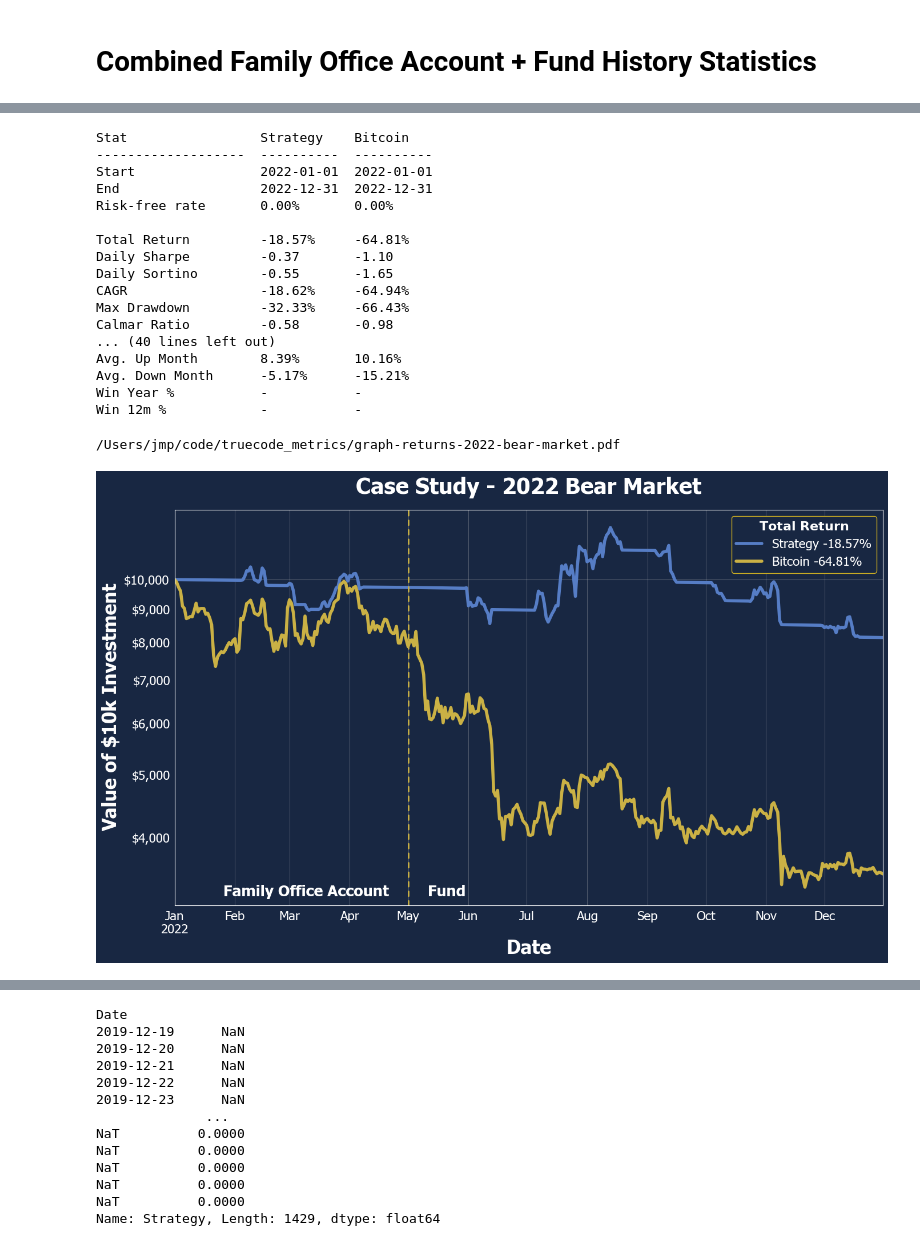
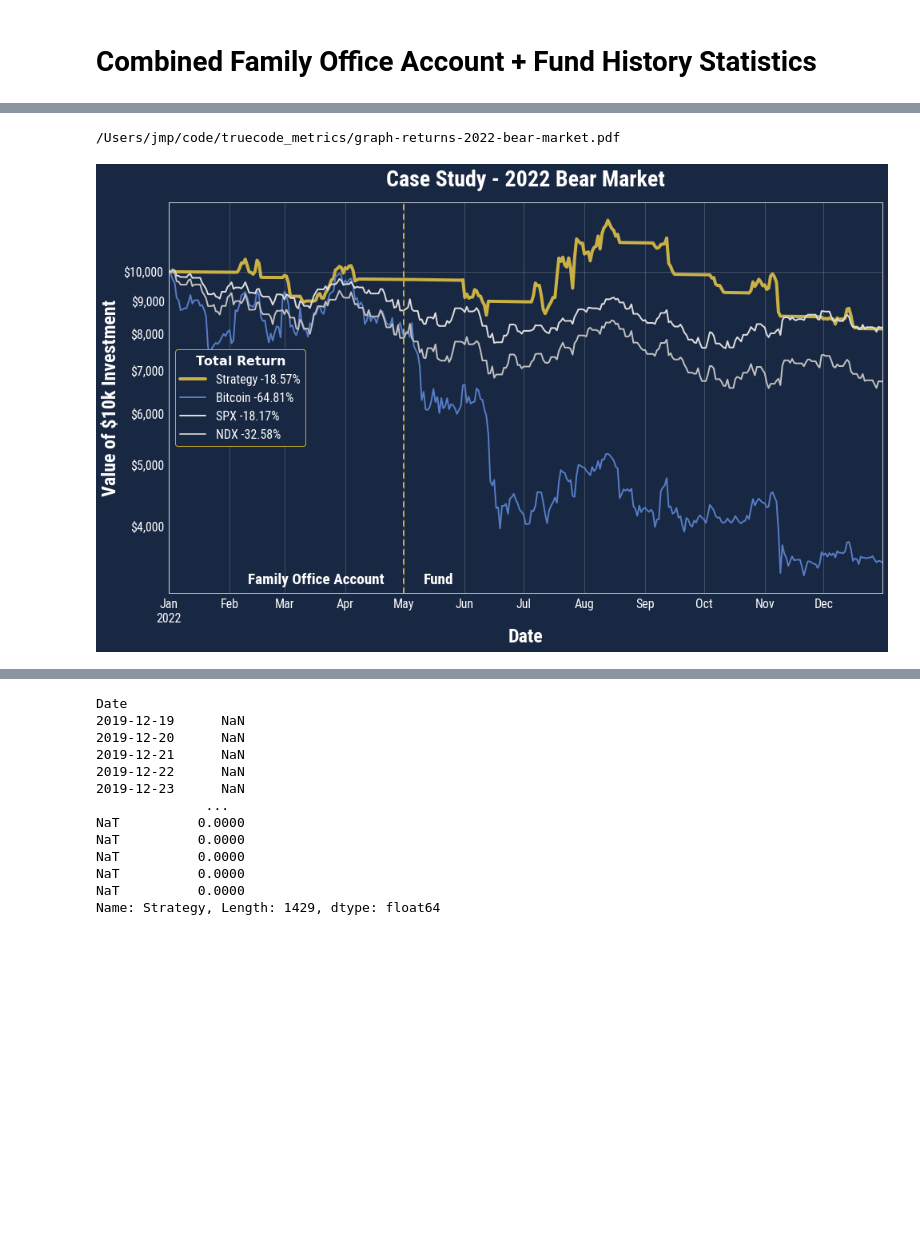
Before and after one commit to joshua-peck/truecode_metrics, a Jupyter notebook: TrueCode Metrics.ipynb, the cells around one changed output, grey strips where cells are left out. Saved outputs shown, nothing was run; the diff lists cells and outputs as text; code cells hidden in the pictures; blank space fills up the shorter version.

```diff
--- a/TrueCode Metrics.ipynb
+++ b/TrueCode Metrics.ipynb
@@ -12,4 +12,20 @@ from matplotlib import font_manager
 from IPython.display import FileLink, FileLinks
 import math
 # %%
-datafile = 'truecode-metrics-july-2023.csv'
+datafile = 'truecode-metrics-august-2023.csv'
+
+SYMBOLS = [ 'Strategy', 'Bitcoin', 'SPX', 'NDX']
+
+SYMBOL_COLORS = {
+    'Strategy': '#CAB145',
+    'Bitcoin': '#567DC5',
+    'SPX': '#dddddd',
+    'NDX': '#C0C0C0',
+}
+
+SYMBOL_LINEWIDTH = {
+    'Strategy': '4',
+}
+
+
+SYMBOLS, SYMBOL_COLORS, SYMBOL_LINEWIDTH
@@ -68,7 +89,7 @@ sns.set_style("whitegrid")
 
 mpl.rcParams.update({
                      'text.color' : "white",
-                     'lines.linewidth': 4,
+                     'lines.linewidth': 2,
                      'font.size': 16.0,
                      'legend.facecolor': "182742",
                      'legend.edgecolor': 'CFB023',
@@ -268,43 +322,41 @@ Text(0.5, 0.98, 'Return Histogram Matrix')
 # %%
 sample = prices[dt.fromisoformat('2022-01-01'):dt.fromisoformat('2022-12-31')]
-rebased_sample = ffn.rebase(sample[['Strategy', 'Bitcoin']], value=10000)
-ax = rebased_sample[['Strategy', 'Bitcoin']].plot.line(title='Case Study - 2022 Bear Market', logy=True, color={'Strategy': '#567DC5', 'Bitcoin': '#CAB145'}, xlabel="Date", ylabel="Value of $10k Investment")
-rebased_sample_stats = rebased_sample[['Strategy', 'Bitcoin']].calc_stats()
-rebased_sample_stats.display()
-strategy_total_return = rebased_sample_stats['Strategy'].stats['total_return']
-bitcoin_total_return = rebased_sample_stats['Bitcoin'].stats['total_return']
-ax.legend(('Strategy {:.2f}%'.format(strategy_total_return * 100.), 'Bitcoin {:.2f}%'.format(bitcoin_total_return * 100.)), loc='upper right', title=r'$\bf{Total\ Return}$')
+rebased_sample = ffn.rebase(sample[SYMBOLS], value=10000)
+ax = rebased_sample[SYMBOLS].plot.line(title='Case Study - 2022 Bear Market', logy=True, color=SYMBOL_COLORS, xlabel="Date", ylabel="Value of $10k Investment")
+rebased_sample_stats = rebased_sample[SYMBOLS].calc_stats()
+
+for line in ax.get_lines():
+    if 'Strategy' == line.get_label():
+        line.set_linewidth(4)
+        line.set_color(SYMBOL_COLORS['Strategy'])
+
+total_returns = {}
+for symbol in SYMBOLS:
+    total_returns[symbol] = rebased_sample_stats[symbol].stats['total_return']
+
+ax.legend(
+    (
+        'Strategy {:.2f}%'.format(total_returns['Strategy'] * 100.),
+        'Bitcoin {:.2f}%'.format(total_returns['Bitcoin'] * 100.),
+        'SPX {:.2f}%'.format(total_returns['SPX'] * 100.),
+        'NDX {:.2f}%'.format(total_returns['NDX'] * 100.)
+    ),
+    loc='center left',
+    title=r'$\bf{Total\ Return}$')
 
 ax.yaxis.set_major_formatter(lambda x, pos: f"${int(x):,.0f}")
 ax.yaxis.set_minor_formatter(lambda x, pos: f"${int(x):,.0f}")
 ax.axvline(dt(2022, 5, 1), color='#CAB145', label="Fund", dashes=(3, 3), dash_capstyle="round", linewidth=2)
 ax.text(dt(2022, 5, 1) + timedelta(days=10), 3250,'Fund', rotation=0, color='#fff', fontweight='bold', fontsize='large')
 ax.text(dt(2022, 5, 1) - timedelta(days=10), 3250,'Family Office Account', rotation=0, color='#fff', fontweight='bold', fontsize='large', horizontalalignment='right')
 ax.yaxis.set_major_locator(mpl.ticker.LogLocator())
 ax.xaxis.set_major_locator(mdates.MonthLocator(bymonth=range(1,13, 1)))
 ax.xaxis.set_minor_locator(mdates.MonthLocator())
 ax.grid(True)
 
 ax.get_figure().savefig('graph-returns-2022-bear-market.pdf', format='pdf')
 display(FileLink('graph-returns-2022-bear-market.pdf'))
 # %% [output]
-Stat                 Strategy    Bitcoin
--------------------  ----------  ----------
-Start                2022-01-01  2022-01-01
-End                  2022-12-31  2022-12-31
-Risk-free rate       0.00%       0.00%
-
-Total Return         -18.57%     -64.81%
-Daily Sharpe         -0.37       -1.10
-Daily Sortino        -0.55       -1.65
-CAGR                 -18.62%     -64.94%
-Max Drawdown         -32.33%     -66.43%
-Calmar Ratio         -0.58       -0.98
-... (40 lines left out)
-Avg. Up Month        8.39%       10.16%
-Avg. Down Month      -5.17%      -15.21%
-Win Year %           -           -
-Win 12m %            -           -
+/Users/jmp/code/truecode_metrics/graph-returns-2022-bear-market.pdf
-/Users/jmp/code/truecode_metrics/graph-returns-2022-bear-market.pdf
-[figure, old version]
+[figure, new version]
 # %%
```
Also changed, not shown: parts of 11 cells of this notebook.
